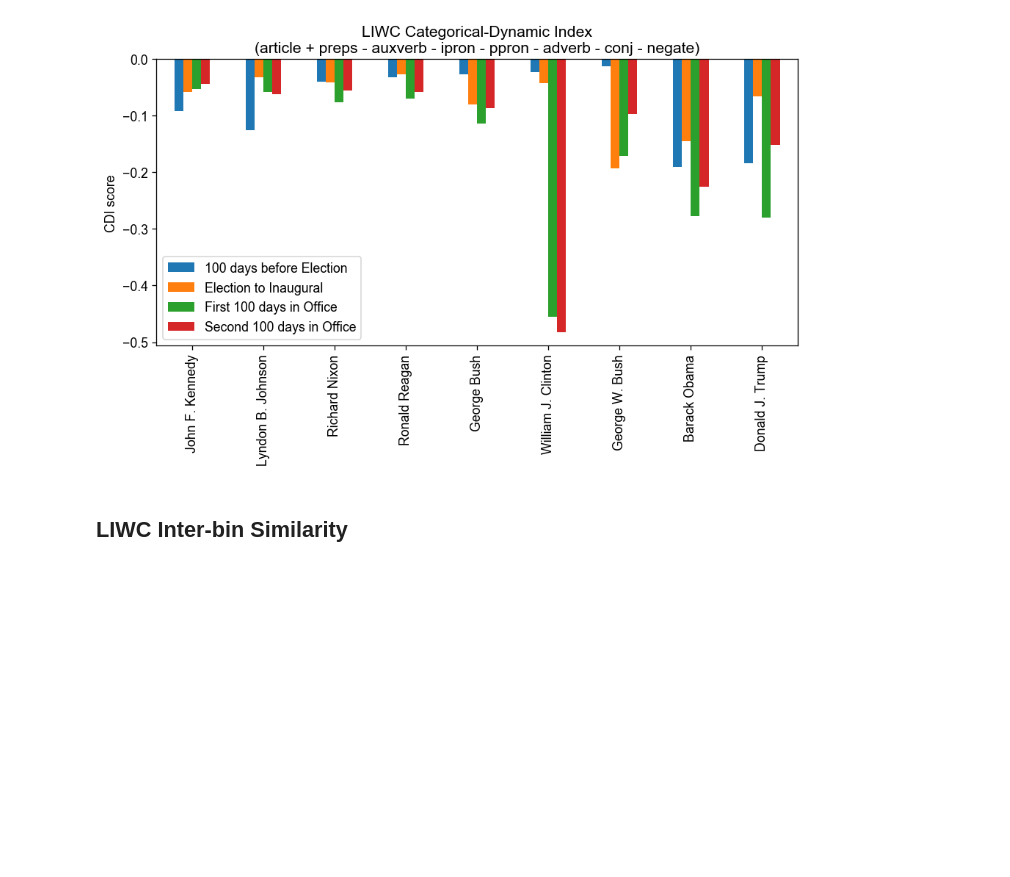
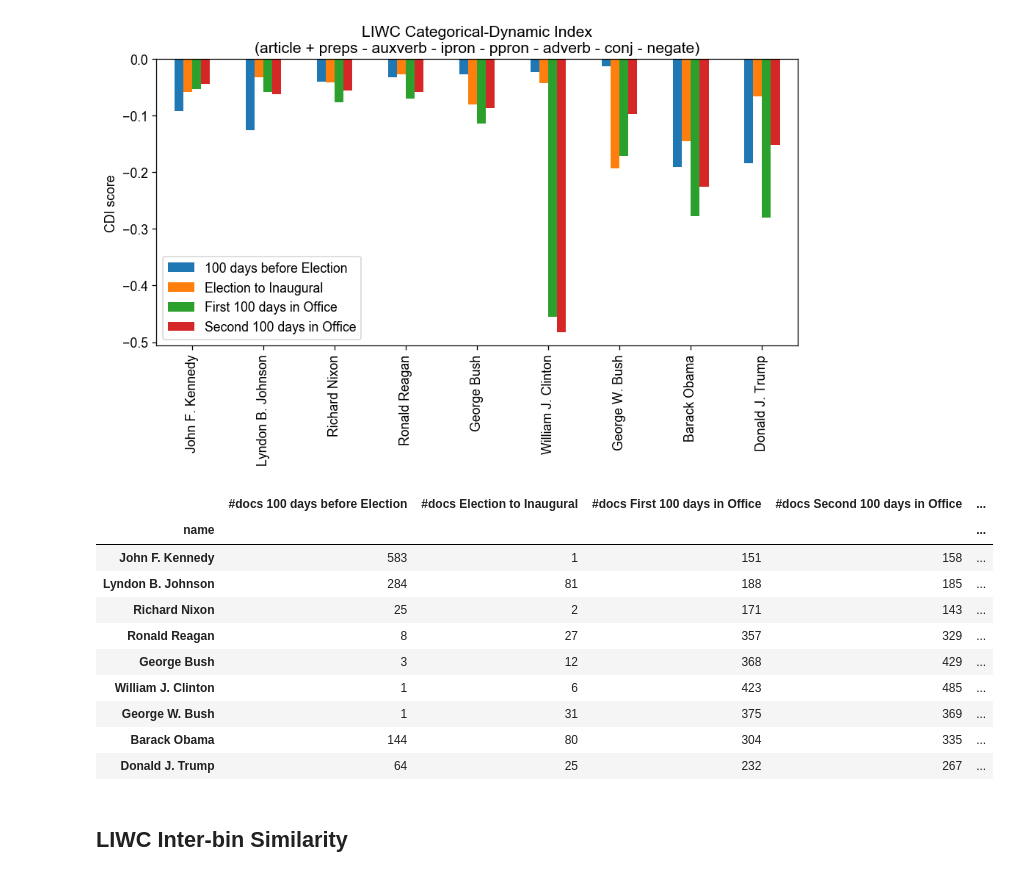
Before and after one commit to chbrown/presidents, a Jupyter notebook: notebooks/Inaugural-Shift.ipynb, the cells around one changed output. Cells and saved outputs as stored; diff of their text form; code cells hidden in the pictures; blank space fills up the shorter version.

Commit message:
Show table of CDI DataFrame

```diff
--- a/notebooks/Inaugural-Shift.ipynb
+++ b/notebooks/Inaugural-Shift.ipynb
@@ -240,6 +240,20 @@ plt.tight_layout()
 # plt.savefig('Recent_presidents_pre-post-inaugural-100d-CDI.pdf')
 # %% [output]
 [figure]
+# %%
+df
+# %% [output]
+|  | #docs 100 days before Election | #docs Election to Inaugural | #docs First 100 days in Office | #docs Second 100 days in Office | ... |
+| name |  |  |  |  | ... |
+| John F. Kennedy | 583 | 1 | 151 | 158 | ... |
+| Lyndon B. Johnson | 284 | 81 | 188 | 185 | ... |
+| Richard Nixon | 25 | 2 | 171 | 143 | ... |
+| Ronald Reagan | 8 | 27 | 357 | 329 | ... |
+| George Bush | 3 | 12 | 368 | 429 | ... |
+| William J. Clinton | 1 | 6 | 423 | 485 | ... |
+| George W. Bush | 1 | 31 | 375 | 369 | ... |
+| Barack Obama | 144 | 80 | 304 | 335 | ... |
+| Donald J. Trump | 64 | 25 | 232 | 267 | ... |
 # %% [markdown]
 ## LIWC Inter-bin Similarity
 # %%
```
